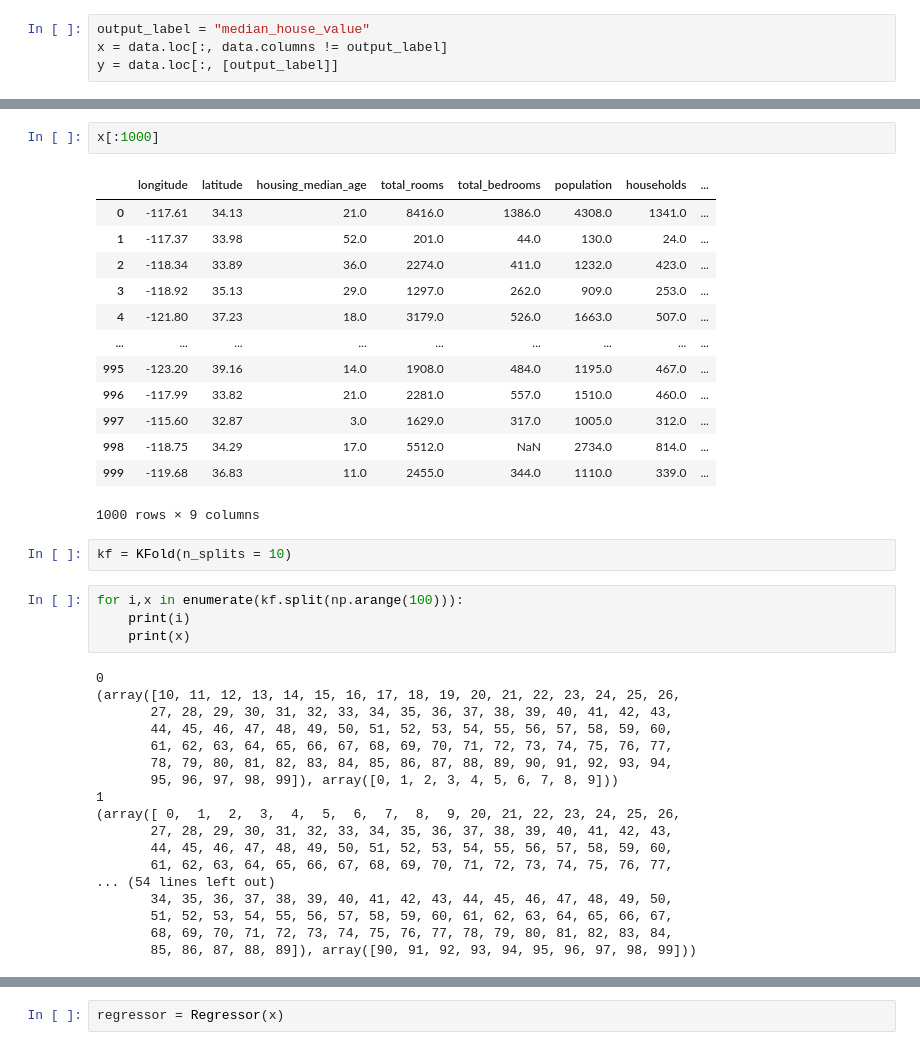
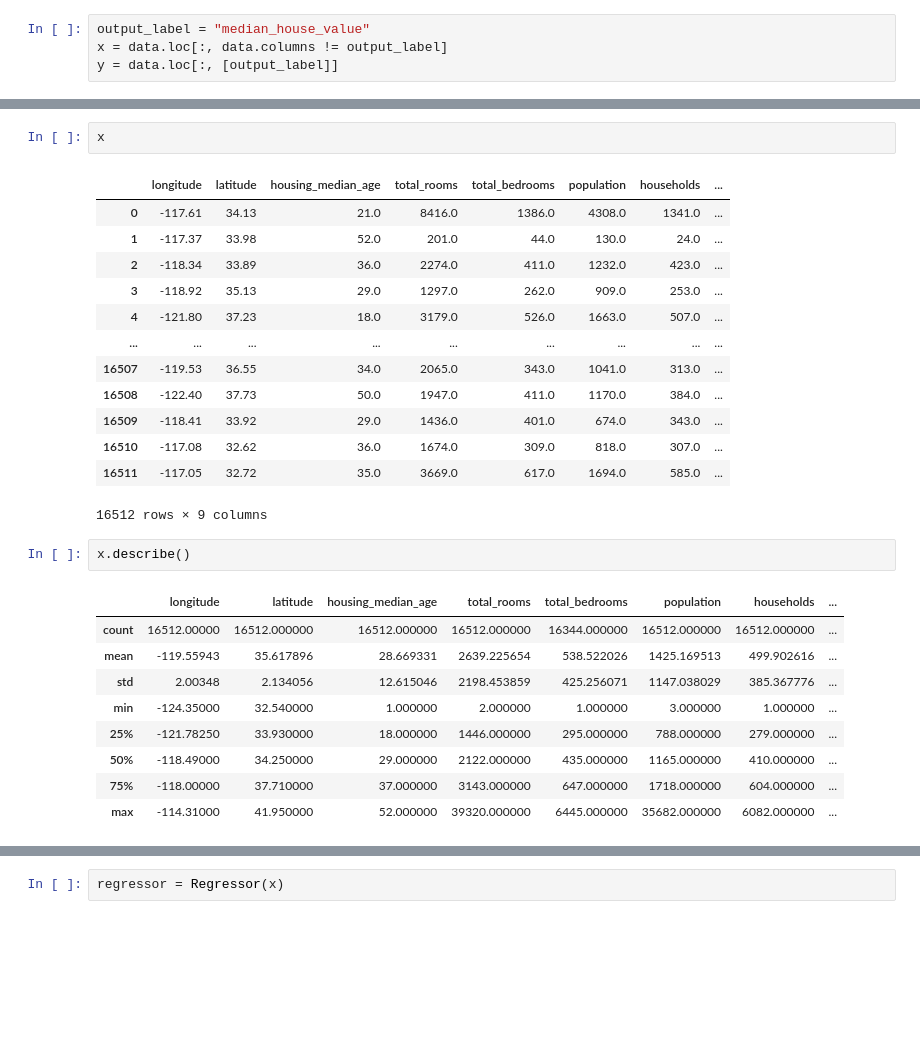
Before and after one commit to kevinlandert/IC_IML_CW2_NeuralNetworks, a Jupyter notebook: part2_testnotebook.ipynb, the cells around one changed output, grey strips where cells are left out. Cells and saved outputs as stored; diff of their text form; blank space fills up the shorter version.

```diff
--- a/part2_testnotebook.ipynb
+++ b/part2_testnotebook.ipynb
@@ -85,5 +37,5 @@ y
 # %%
-x[:1000]
+x
 # %% [output]
 |  | longitude | latitude | housing_median_age | total_rooms | total_bedrooms | population | households | ... |
 | 0 | -117.61 | 34.13 | 21.0 | 8416.0 | 1386.0 | 4308.0 | 1341.0 | ... |
@@ -92,33 +44,21 @@ x[:1000]
 | 3 | -118.92 | 35.13 | 29.0 | 1297.0 | 262.0 | 909.0 | 253.0 | ... |
 | 4 | -121.80 | 37.23 | 18.0 | 3179.0 | 526.0 | 1663.0 | 507.0 | ... |
 | ... | ... | ... | ... | ... | ... | ... | ... | ... |
-| 995 | -123.20 | 39.16 | 14.0 | 1908.0 | 484.0 | 1195.0 | 467.0 | ... |
-| 996 | -117.99 | 33.82 | 21.0 | 2281.0 | 557.0 | 1510.0 | 460.0 | ... |
-| 997 | -115.60 | 32.87 | 3.0 | 1629.0 | 317.0 | 1005.0 | 312.0 | ... |
-| 998 | -118.75 | 34.29 | 17.0 | 5512.0 | NaN | 2734.0 | 814.0 | ... |
-| 999 | -119.68 | 36.83 | 11.0 | 2455.0 | 344.0 | 1110.0 | 339.0 | ... |
+| 16507 | -119.53 | 36.55 | 34.0 | 2065.0 | 343.0 | 1041.0 | 313.0 | ... |
+| 16508 | -122.40 | 37.73 | 50.0 | 1947.0 | 411.0 | 1170.0 | 384.0 | ... |
+| 16509 | -118.41 | 33.92 | 29.0 | 1436.0 | 401.0 | 674.0 | 343.0 | ... |
+| 16510 | -117.08 | 32.62 | 36.0 | 1674.0 | 309.0 | 818.0 | 307.0 | ... |
+| 16511 | -117.05 | 32.72 | 35.0 | 3669.0 | 617.0 | 1694.0 | 585.0 | ... |
-1000 rows × 9 columns
+16512 rows × 9 columns
-# %%
-kf = KFold(n_splits = 10)
-# %%
-for i,x in enumerate(kf.split(np.arange(100))):
-    print(i)
-    print(x)
-# %% [output]
-0
-(array([10, 11, 12, 13, 14, 15, 16, 17, 18, 19, 20, 21, 22, 23, 24, 25, 26,
-       27, 28, 29, 30, 31, 32, 33, 34, 35, 36, 37, 38, 39, 40, 41, 42, 43,
-       44, 45, 46, 47, 48, 49, 50, 51, 52, 53, 54, 55, 56, 57, 58, 59, 60,
-       61, 62, 63, 64, 65, 66, 67, 68, 69, 70, 71, 72, 73, 74, 75, 76, 77,
-       78, 79, 80, 81, 82, 83, 84, 85, 86, 87, 88, 89, 90, 91, 92, 93, 94,
-       95, 96, 97, 98, 99]), array([0, 1, 2, 3, 4, 5, 6, 7, 8, 9]))
-1
-(array([ 0,  1,  2,  3,  4,  5,  6,  7,  8,  9, 20, 21, 22, 23, 24, 25, 26,
-       27, 28, 29, 30, 31, 32, 33, 34, 35, 36, 37, 38, 39, 40, 41, 42, 43,
-       44, 45, 46, 47, 48, 49, 50, 51, 52, 53, 54, 55, 56, 57, 58, 59, 60,
-       61, 62, 63, 64, 65, 66, 67, 68, 69, 70, 71, 72, 73, 74, 75, 76, 77,
-... (54 lines left out)
-       34, 35, 36, 37, 38, 39, 40, 41, 42, 43, 44, 45, 46, 47, 48, 49, 50,
-       51, 52, 53, 54, 55, 56, 57, 58, 59, 60, 61, 62, 63, 64, 65, 66, 67,
-       68, 69, 70, 71, 72, 73, 74, 75, 76, 77, 78, 79, 80, 81, 82, 83, 84,
-       85, 86, 87, 88, 89]), array([90, 91, 92, 93, 94, 95, 96, 97, 98, 99]))
+# %%
+x.describe()
+# %% [output]
+|  | longitude | latitude | housing_median_age | total_rooms | total_bedrooms | population | households | ... |
+| count | 16512.00000 | 16512.000000 | 16512.000000 | 16512.000000 | 16344.000000 | 16512.000000 | 16512.000000 | ... |
+| mean | -119.55943 | 35.617896 | 28.669331 | 2639.225654 | 538.522026 | 1425.169513 | 499.902616 | ... |
+| std | 2.00348 | 2.134056 | 12.615046 | 2198.453859 | 425.256071 | 1147.038029 | 385.367776 | ... |
+| min | -124.35000 | 32.540000 | 1.000000 | 2.000000 | 1.000000 | 3.000000 | 1.000000 | ... |
+| 25% | -121.78250 | 33.930000 | 18.000000 | 1446.000000 | 295.000000 | 788.000000 | 279.000000 | ... |
+| 50% | -118.49000 | 34.250000 | 29.000000 | 2122.000000 | 435.000000 | 1165.000000 | 410.000000 | ... |
+| 75% | -118.00000 | 37.710000 | 37.000000 | 3143.000000 | 647.000000 | 1718.000000 | 604.000000 | ... |
+| max | -114.31000 | 41.950000 | 52.000000 | 39320.000000 | 6445.000000 | 35682.000000 | 6082.000000 | ... |
```
Also changed, not shown: parts of 10 cells of this notebook, 4 other files.
